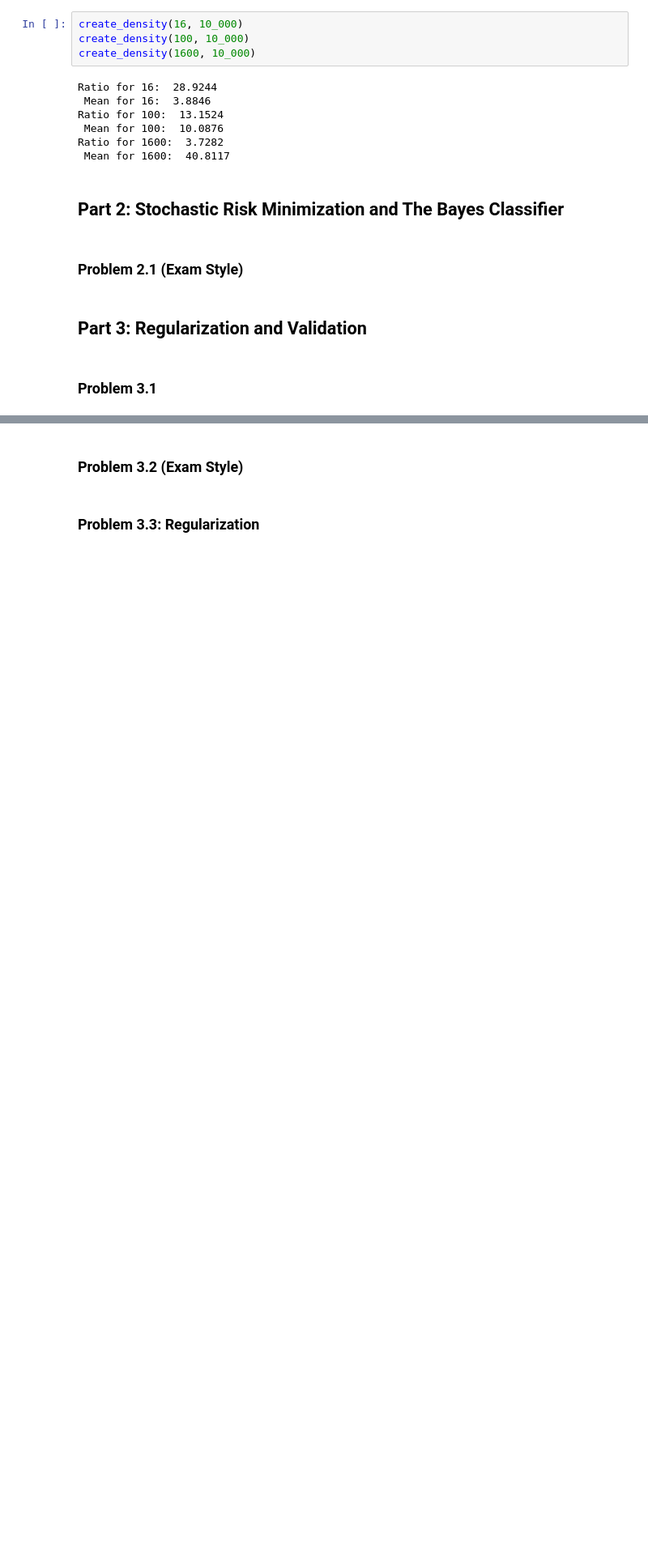
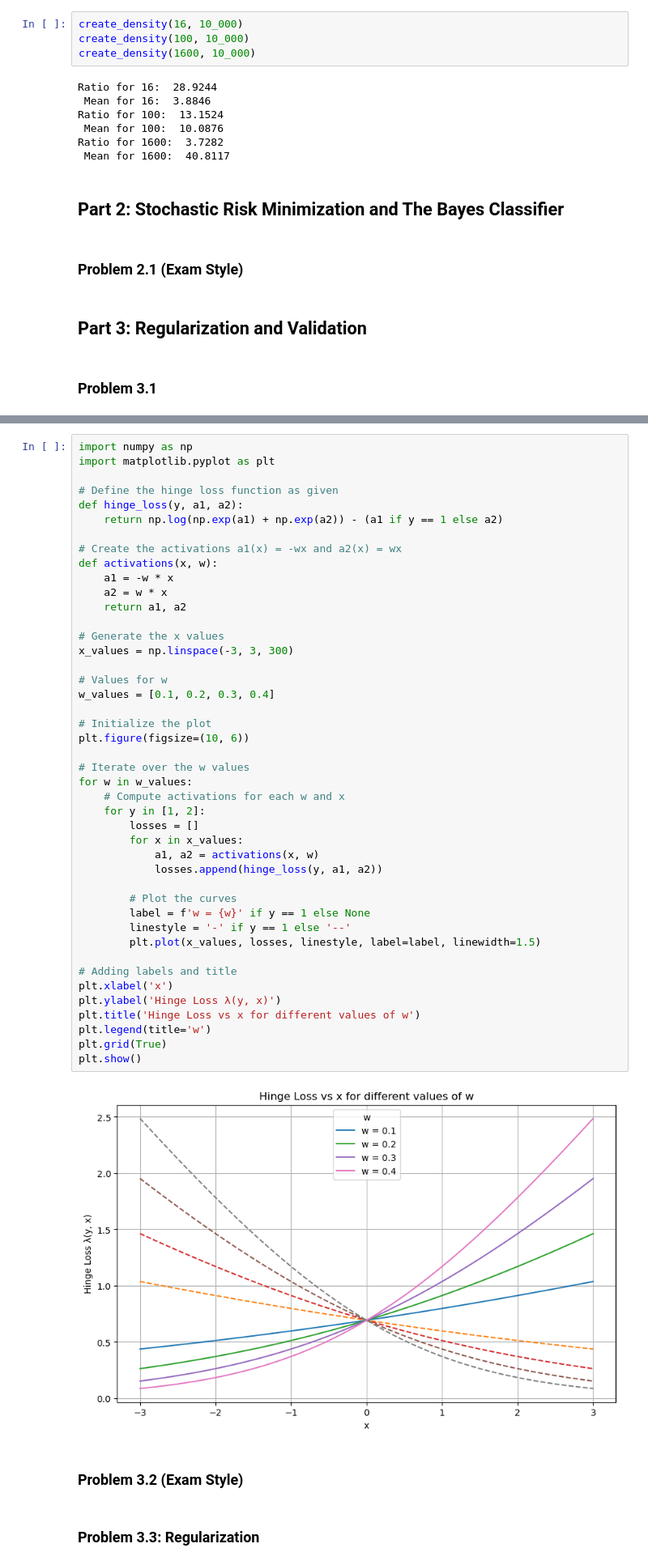
Before and after one commit to detroitnatif/CS371, a Jupyter notebook: hw4/homework04.ipynb, the cells around one changed output, grey strips where cells are left out. Shown: that part at 81% size. Saved outputs shown, nothing was run; the diff lists cells and outputs as text; blank space fills up the shorter version.

```diff
--- a/hw4/homework04.ipynb
+++ b/hw4/homework04.ipynb
@@ -135,3 +142,49 @@ plt.show()
+# %%
+import numpy as np
+import matplotlib.pyplot as plt
+
+# Define the hinge loss function as given
+def hinge_loss(y, a1, a2):
+    return np.log(np.exp(a1) + np.exp(a2)) - (a1 if y == 1 else a2)
+
+# Create the activations a1(x) = -wx and a2(x) = wx
+def activations(x, w):
+    a1 = -w * x
+    a2 = w * x
+    return a1, a2
+
+# Generate the x values
+x_values = np.linspace(-3, 3, 300)
+
+# Values for w
+w_values = [0.1, 0.2, 0.3, 0.4]
+
+# Initialize the plot
+plt.figure(figsize=(10, 6))
+
+# Iterate over the w values
+for w in w_values:
+    # Compute activations for each w and x
+    for y in [1, 2]:
+        losses = []
+        for x in x_values:
+            a1, a2 = activations(x, w)
+            losses.append(hinge_loss(y, a1, a2))
+
+        # Plot the curves
+        label = f'w = {w}' if y == 1 else None
+        linestyle = '-' if y == 1 else '--'
+        plt.plot(x_values, losses, linestyle, label=label, linewidth=1.5)
+
+# Adding labels and title
+plt.xlabel('x')
+plt.ylabel('Hinge Loss λ(y, x)')
+plt.title('Hinge Loss vs x for different values of w')
+plt.legend(title='w')
+plt.grid(True)
+plt.show()
+# %% [output]
+[figure, added]
 # %% [markdown]
 ### Problem 3.2 (Exam Style)
 # %% [markdown]
```
Also changed, not shown: parts of 1 cell of this notebook.
